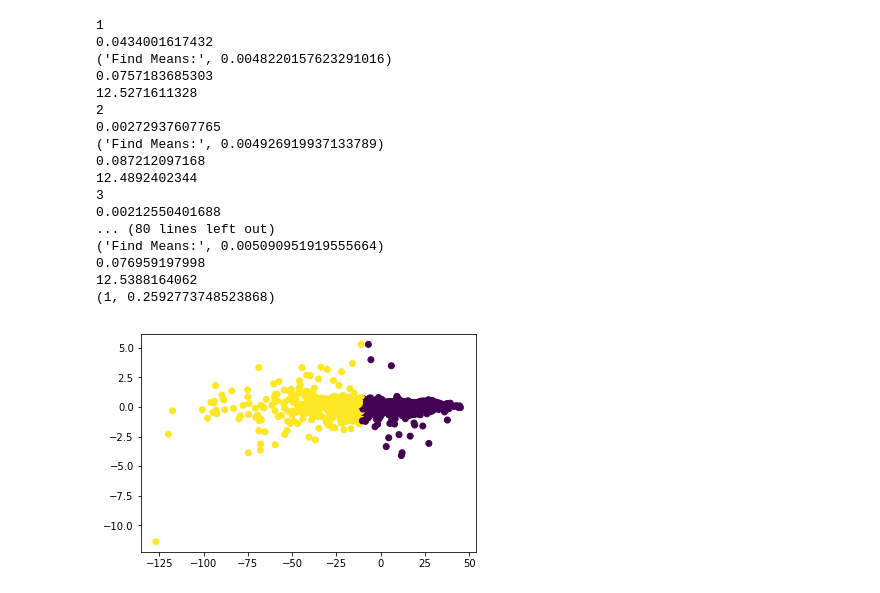
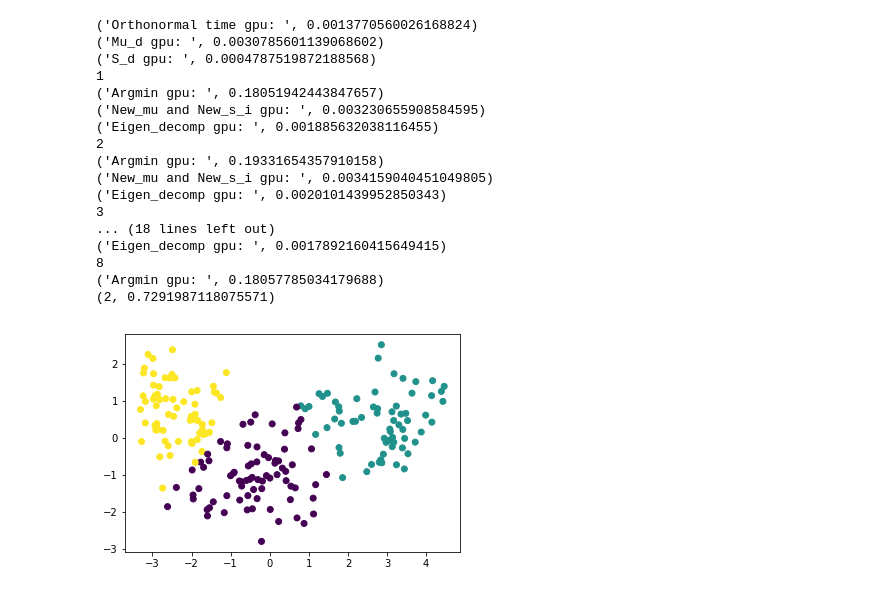
Before and after one commit to abdulfatir/subKmeans, a Jupyter notebook: SubKMeans_CUDA_gpu_kernels.ipynb, the cells around one changed output. Cells and saved outputs as stored; diff of their text form; code cells hidden in the pictures.

Commit message:
add gpu_kernels by sid and skcuda using flag KERNEL = T/F ; timer in both CUDA and numpy set to cuda-timer

```diff
--- a/SubKMeans_CUDA_gpu_kernels.ipynb
+++ b/SubKMeans_CUDA_gpu_kernels.ipynb
@@ -145,15 +145,31 @@ def normalize_dataset(X):
 # def random_V(d):
 #     V_cpu = np.random.uniform(0, 1, [d, d]).astype(np.float32)
 #     V_gpu = gpuarray.to_gpu(V_cpu)
-# #     Q_gpu, R_gpu = LA.qr(V_gpu, mode='reduced',lib='cusolver')
+#     start_ortho = time.time()
 #     Q,R = np.linalg.qr(V_cpu, mode='reduced')
+#     end_ortho = time.time()
 #     Q_gpu = gpuarray.to_gpu(Q)
+#     print("orthonormal time: ", (end_ortho-start_ortho))
 #     return Q_gpu
 
 def random_V(d):
     V_cpu = np.random.uniform(0, 1, [d, d]).astype(np.float32)
     V_gpu = gpuarray.to_gpu(V_cpu)
+
+    start_ortho = drv.Event()
+    end_ortho = drv.Event()
+
+    start_ortho.record()
+#     start_ortho = time.time()
     Q_gpu, R_gpu = LA.qr(V_gpu, mode='reduced',lib='cusolver')
+#     end_ortho = time.time()
+#     print("orthonormal time: ", (end_ortho-start_ortho))
+
+    end_ortho.record()
+    end_ortho.synchronize()
+    secs = start_ortho.time_till(end_ortho)*1e-3
+    print("Orthonormal time gpu: ",secs)
+
     return Q_gpu
 # %%
 def projection_matrices(d, m):
@@ -512,33 +637,33 @@ def sub_kmeans(X, k):
 # %%
-X, Y = load_dataset('hand')
+X, Y = load_dataset('seeds')
 X = X.astype(np.float32)
 X = normalize_dataset(X)
 for i in range(1):
-    C, V, m = sub_kmeans(X, 2)
+    C, V, m = sub_kmeans(X, 3, KERNEL=False)
     Pc = projection_matrices(X.shape[1], m)
     trans = V.T
     X_rotated = MM(trans[None, :, :], np.transpose(X[:, None, :], [0, 2, 1]))
     X_rotated = X_rotated.squeeze(-1).T
     acc = nmi(Y, C)
     print(m, acc)
     plt.scatter(X_rotated[0], X_rotated[1], c=C)
     plt.show()
 # %% [output]
+('Orthonormal time gpu: ', 0.0013770560026168824)
+('Mu_d gpu: ', 0.0030785601139068602)
+('S_d gpu: ', 0.0004787519872188568)
 1
-0.0434001617432
-('Find Means:', 0.0048220157623291016)
-0.0757183685303
-12.5271611328
+('Argmin gpu: ', 0.18051942443847657)
+('New_mu and New_s_i gpu: ', 0.003230655908584595)
+('Eigen_decomp gpu: ', 0.001885632038116455)
 2
-0.00272937607765
-('Find Means:', 0.004926919937133789)
-0.087212097168
-12.4892402344
+('Argmin gpu: ', 0.19331654357910158)
+('New_mu and New_s_i gpu: ', 0.0034159040451049805)
+('Eigen_decomp gpu: ', 0.0020101439952850343)
 3
-0.00212550401688
-... (80 lines left out)
-('Find Means:', 0.005090951919555664)
-0.076959197998
-12.5388164062
-(1, 0.2592773748523868)
+... (18 lines left out)
+('Eigen_decomp gpu: ', 0.0017892160415649415)
+8
+('Argmin gpu: ', 0.18057785034179688)
+(2, 0.7291987118075571)
-[figure, old version]
+[figure, new version]
```
Also changed, not shown: parts of 3 cells of this notebook, 1 other file.
